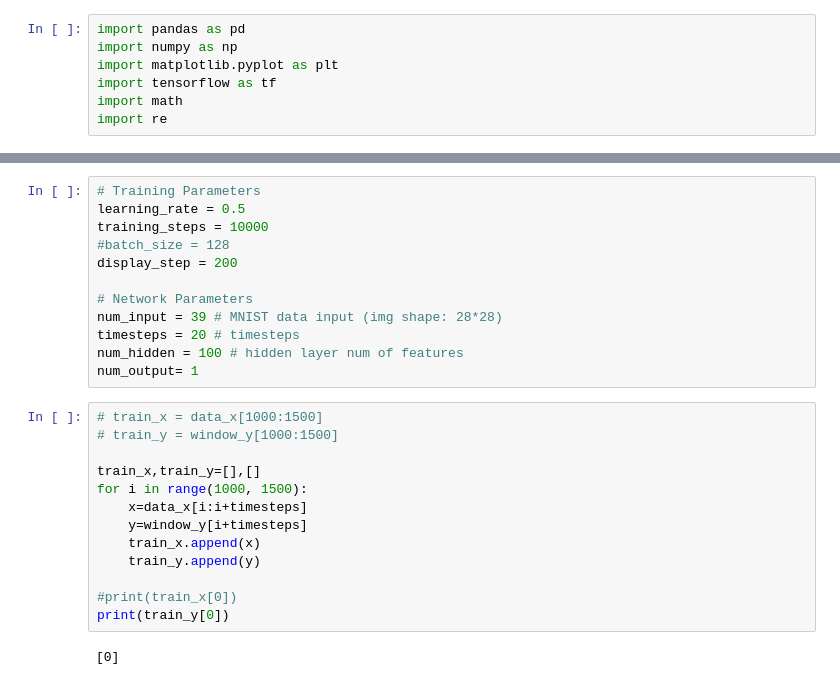
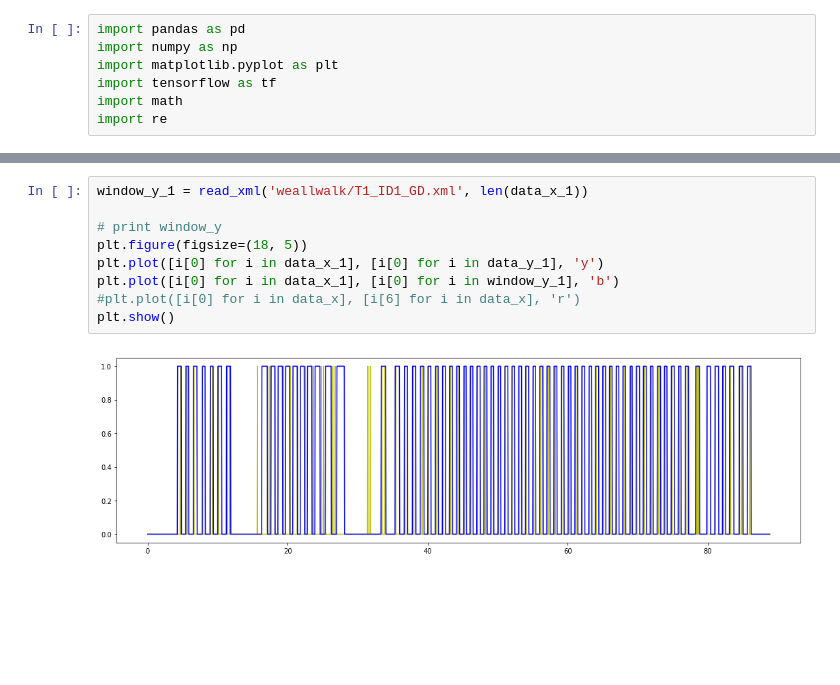
Before and after one commit to czyi/StepCounting, a Jupyter notebook: lstm_windowed.ipynb, the cells around one changed output, grey strips where cells are left out. Cells and saved outputs as stored; diff of their text form; blank space fills up the shorter version.

```diff
--- a/lstm_windowed.ipynb
+++ b/lstm_windowed.ipynb
@@ -101,27 +74,11 @@ plt.show()
-# %%
-# Training Parameters
-learning_rate = 0.5
-training_steps = 10000
-#batch_size = 128
-display_step = 200
-
-# Network Parameters
-num_input = 39 # MNIST data input (img shape: 28*28)
-timesteps = 20 # timesteps
-num_hidden = 100 # hidden layer num of features
-num_output= 1
-# %%
-# train_x = data_x[1000:1500]
-# train_y = window_y[1000:1500]
-
-train_x,train_y=[],[]
-for i in range(1000, 1500):
-    x=data_x[i:i+timesteps]
-    y=window_y[i+timesteps]
-    train_x.append(x)
-    train_y.append(y)
-
-#print(train_x[0])
-print(train_y[0])
-# %% [output]
-[0]
+# %%
+window_y_1 = read_xml('weallwalk/T1_ID1_GD.xml', len(data_x_1))
+
+# print window_y
+plt.figure(figsize=(18, 5))
+plt.plot([i[0] for i in data_x_1], [i[0] for i in data_y_1], 'y')
+plt.plot([i[0] for i in data_x_1], [i[0] for i in window_y_1], 'b')
+#plt.plot([i[0] for i in data_x], [i[6] for i in data_x], 'r')
+plt.show()
+# %% [output]
+[figure, added]
```
Also changed, not shown: parts of 11 cells of this notebook, 8 other files.
